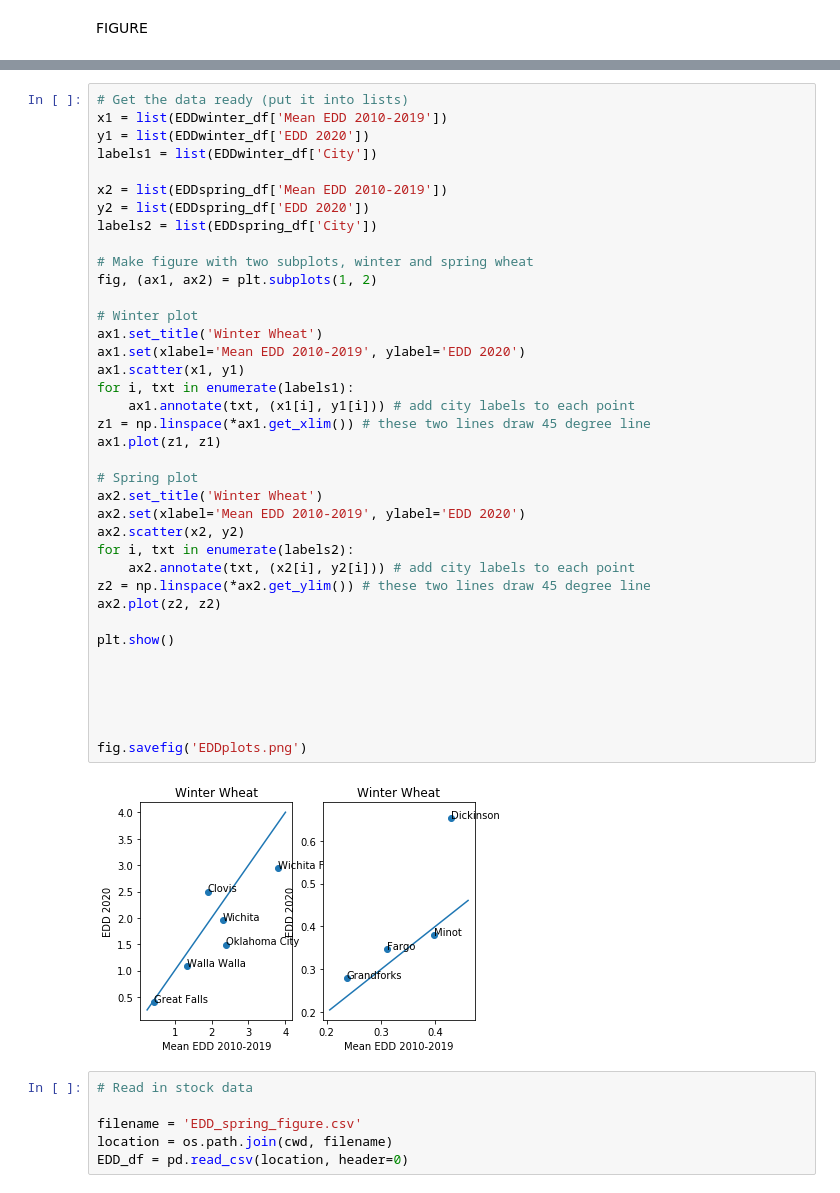
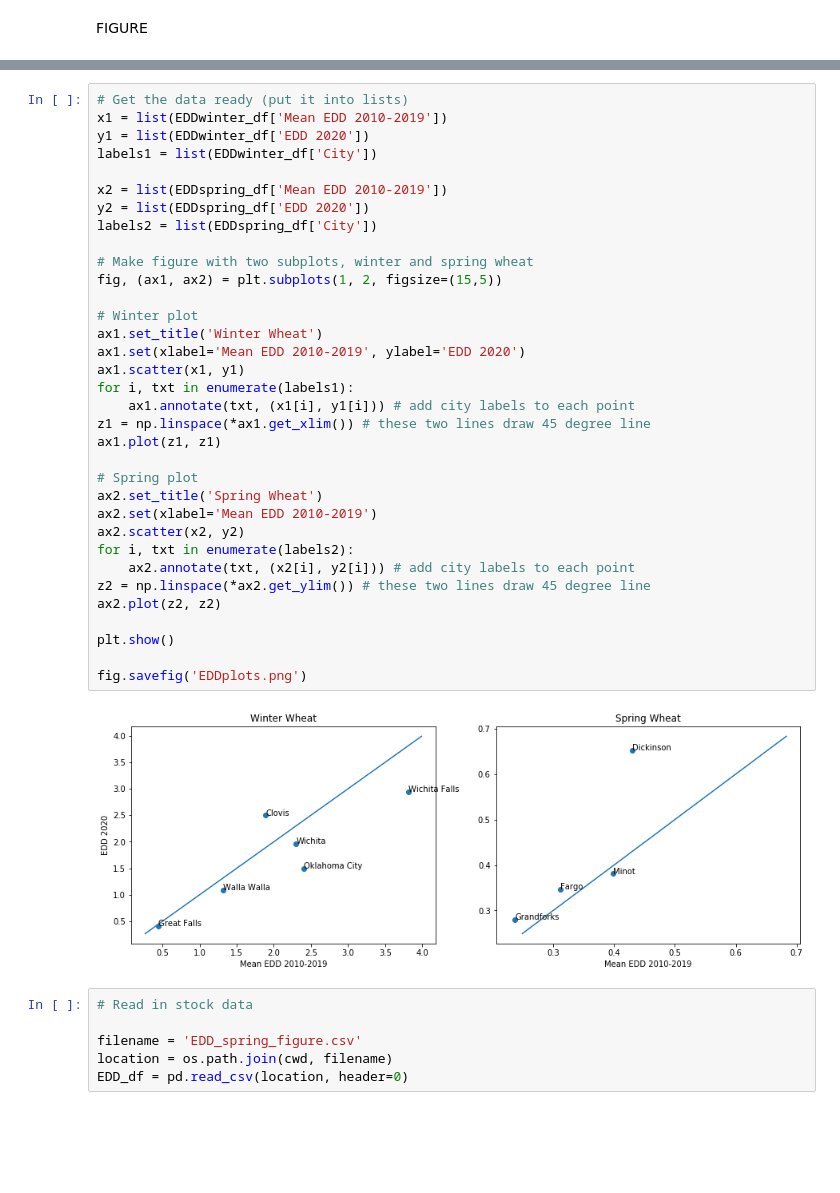
Before and after one commit to jacoblefler/ARE_231, a Jupyter notebook: Blog_figures.ipynb, the cells around one changed output, grey strips where cells are left out. Saved outputs shown, nothing was run; the diff lists cells and outputs as text; blank space fills up the shorter version.

Commit message:
Add conclusion, figures to post

```diff
--- a/Blog_figures.ipynb
+++ b/Blog_figures.ipynb
@@ -132,41 +117,37 @@ EDDspring_df.head()
 x1 = list(EDDwinter_df['Mean EDD 2010-2019'])
 y1 = list(EDDwinter_df['EDD 2020'])
 labels1 = list(EDDwinter_df['City'])
 
 x2 = list(EDDspring_df['Mean EDD 2010-2019'])
 y2 = list(EDDspring_df['EDD 2020'])
 labels2 = list(EDDspring_df['City'])
 
 # Make figure with two subplots, winter and spring wheat
-fig, (ax1, ax2) = plt.subplots(1, 2)
+fig, (ax1, ax2) = plt.subplots(1, 2, figsize=(15,5))
 
 # Winter plot
 ax1.set_title('Winter Wheat')
 ax1.set(xlabel='Mean EDD 2010-2019', ylabel='EDD 2020')
 ax1.scatter(x1, y1)
 for i, txt in enumerate(labels1):
     ax1.annotate(txt, (x1[i], y1[i])) # add city labels to each point
 z1 = np.linspace(*ax1.get_xlim()) # these two lines draw 45 degree line
 ax1.plot(z1, z1)
 
 # Spring plot
-ax2.set_title('Winter Wheat')
-ax2.set(xlabel='Mean EDD 2010-2019', ylabel='EDD 2020')
+ax2.set_title('Spring Wheat')
+ax2.set(xlabel='Mean EDD 2010-2019')
 ax2.scatter(x2, y2)
 for i, txt in enumerate(labels2):
     ax2.annotate(txt, (x2[i], y2[i])) # add city labels to each point
 z2 = np.linspace(*ax2.get_ylim()) # these two lines draw 45 degree line
 ax2.plot(z2, z2)
 
 plt.show()
 
-
-
-
-
 fig.savefig('EDDplots.png')
 # %% [output]
-[figure, old version]
+[figure, new version]
 # %%
 # Read in stock data
 
```
Also changed, not shown: parts of 2 cells of this notebook, 2 other files.
